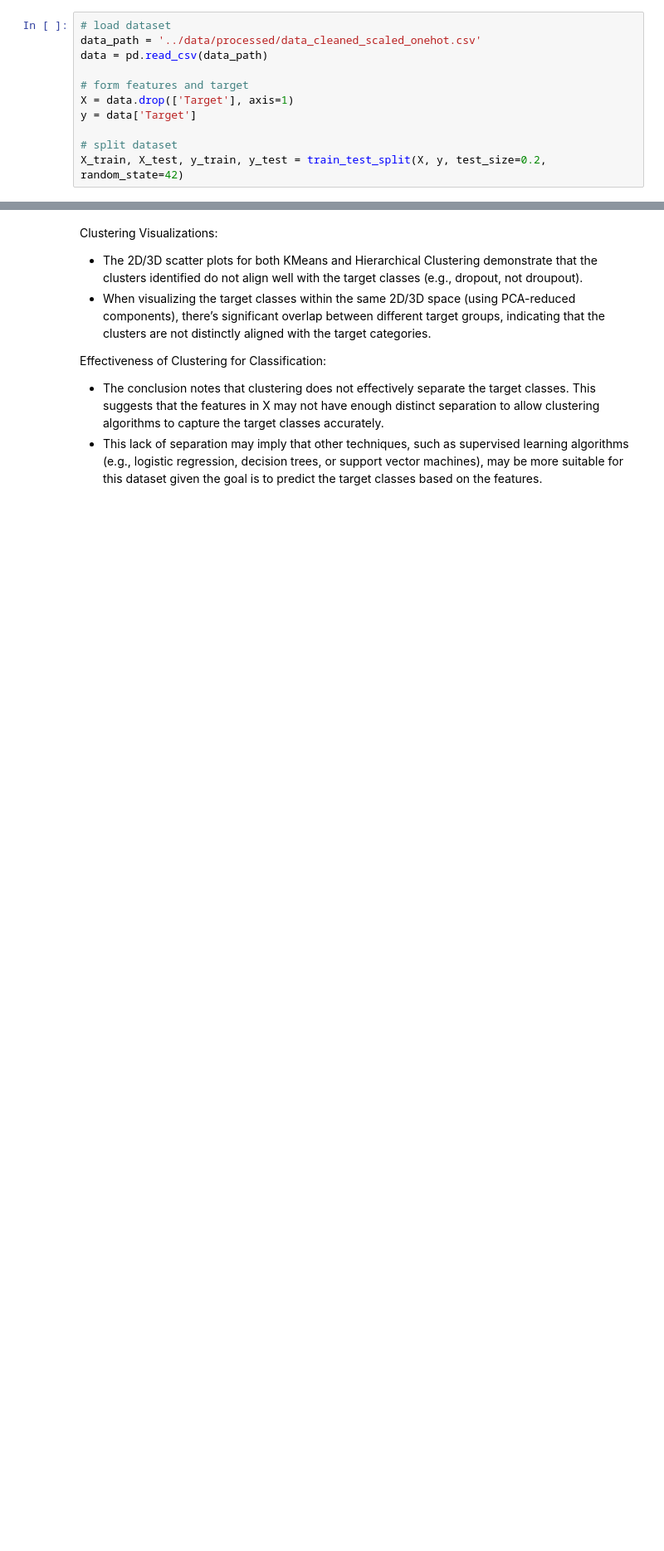
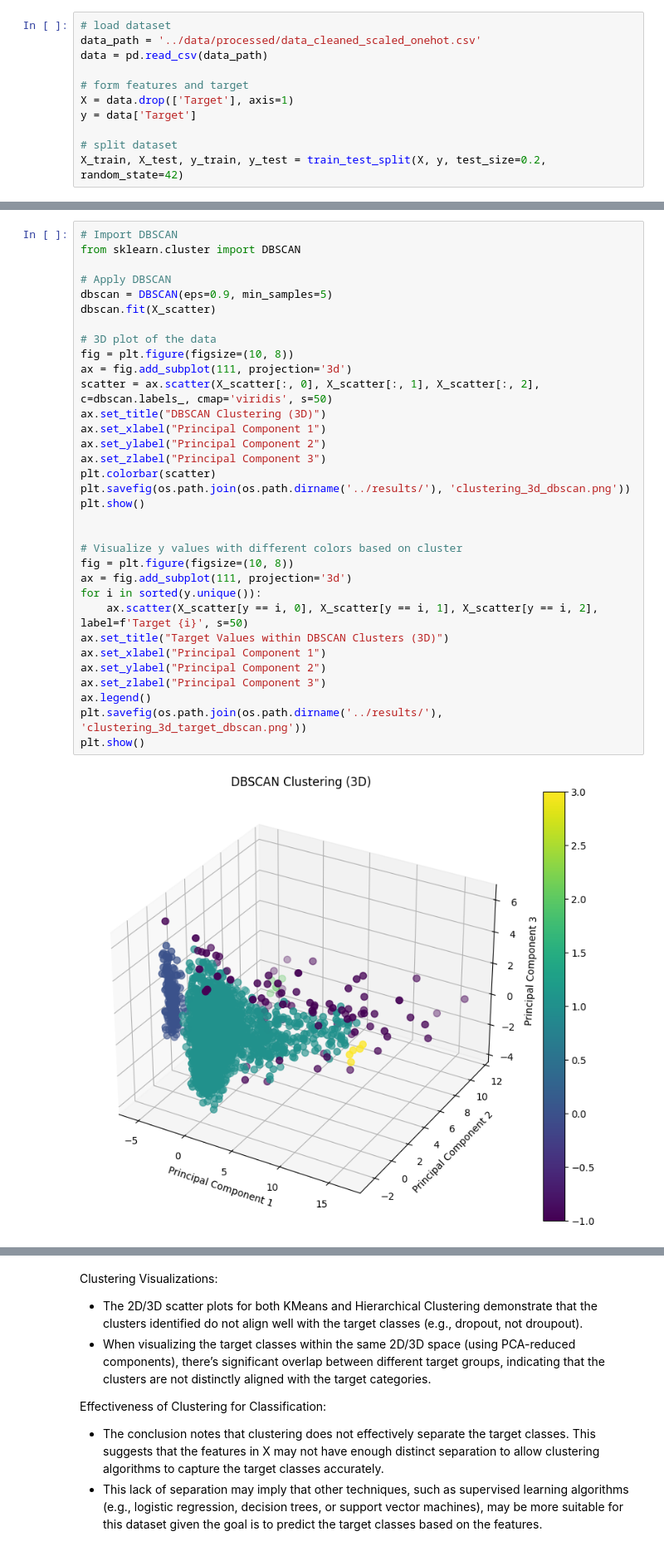
Before and after one commit to jnqian99/academic-performance, a Jupyter notebook: notebooks/3_cluster.ipynb, the cells around one changed output, grey strips where cells are left out. Shown at 83% size. Drawn from its saved outputs; the diff is of its cells as text; blank space fills up the shorter version.

```diff
--- a/notebooks/3_cluster.ipynb
+++ b/notebooks/3_cluster.ipynb
@@ -171,0 +239,35 @@ plt.show()
+# %%
+# Import DBSCAN
+from sklearn.cluster import DBSCAN
+
+# Apply DBSCAN
+dbscan = DBSCAN(eps=0.9, min_samples=5)
+dbscan.fit(X_scatter)
+
+# 3D plot of the data
+fig = plt.figure(figsize=(10, 8))
+ax = fig.add_subplot(111, projection='3d')
+scatter = ax.scatter(X_scatter[:, 0], X_scatter[:, 1], X_scatter[:, 2], c=dbscan.labels_, cmap='viridis', s=50)
+ax.set_title("DBSCAN Clustering (3D)")
+ax.set_xlabel("Principal Component 1")
+ax.set_ylabel("Principal Component 2")
+ax.set_zlabel("Principal Component 3")
+plt.colorbar(scatter)
+plt.savefig(os.path.join(os.path.dirname('../results/'), 'clustering_3d_dbscan.png'))
+plt.show()
+
+
+# Visualize y values with different colors based on cluster
+fig = plt.figure(figsize=(10, 8))
+ax = fig.add_subplot(111, projection='3d')
+for i in sorted(y.unique()):
+    ax.scatter(X_scatter[y == i, 0], X_scatter[y == i, 1], X_scatter[y == i, 2], label=f'Target {i}', s=50)
+ax.set_title("Target Values within DBSCAN Clusters (3D)")
+ax.set_xlabel("Principal Component 1")
+ax.set_ylabel("Principal Component 2")
+ax.set_zlabel("Principal Component 3")
+ax.legend()
+plt.savefig(os.path.join(os.path.dirname('../results/'), 'clustering_3d_target_dbscan.png'))
+plt.show()
+# %% [output]
+[figure, added]
```
Also changed, not shown: parts of 11 cells of this notebook.
